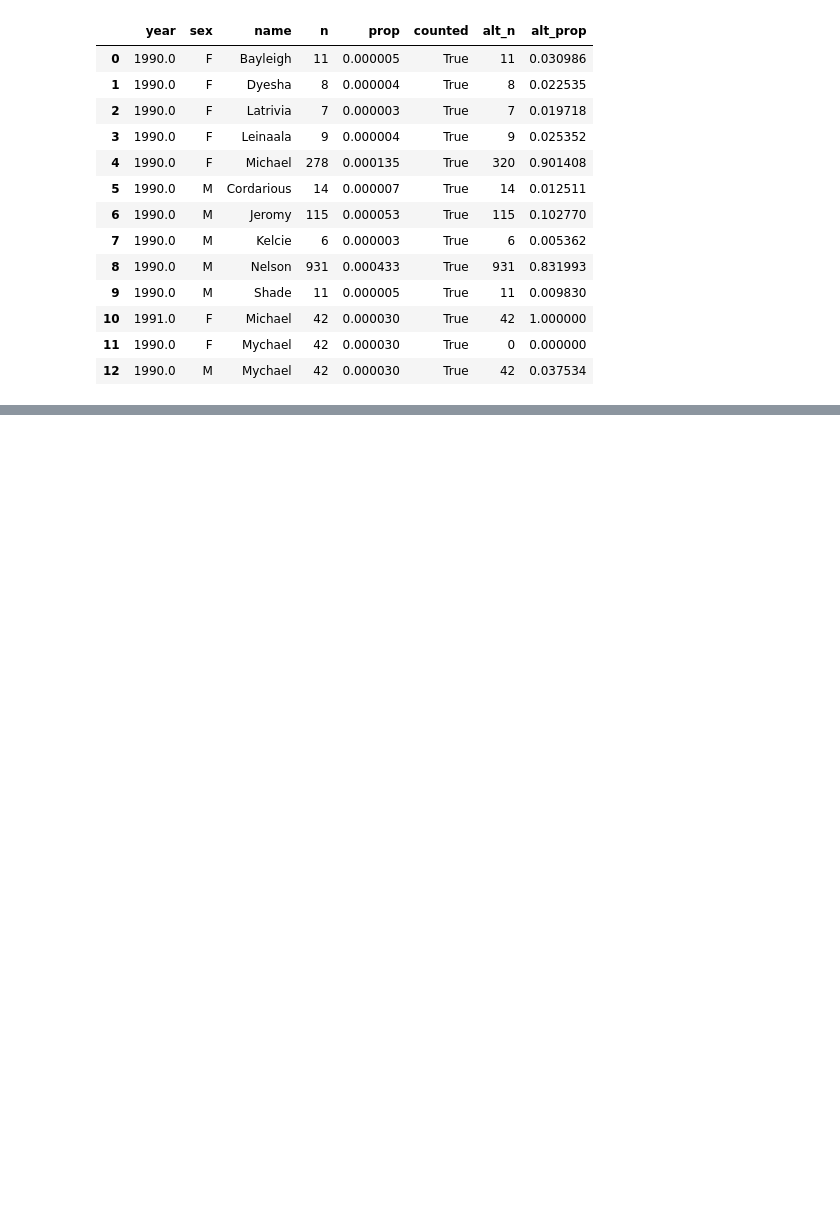
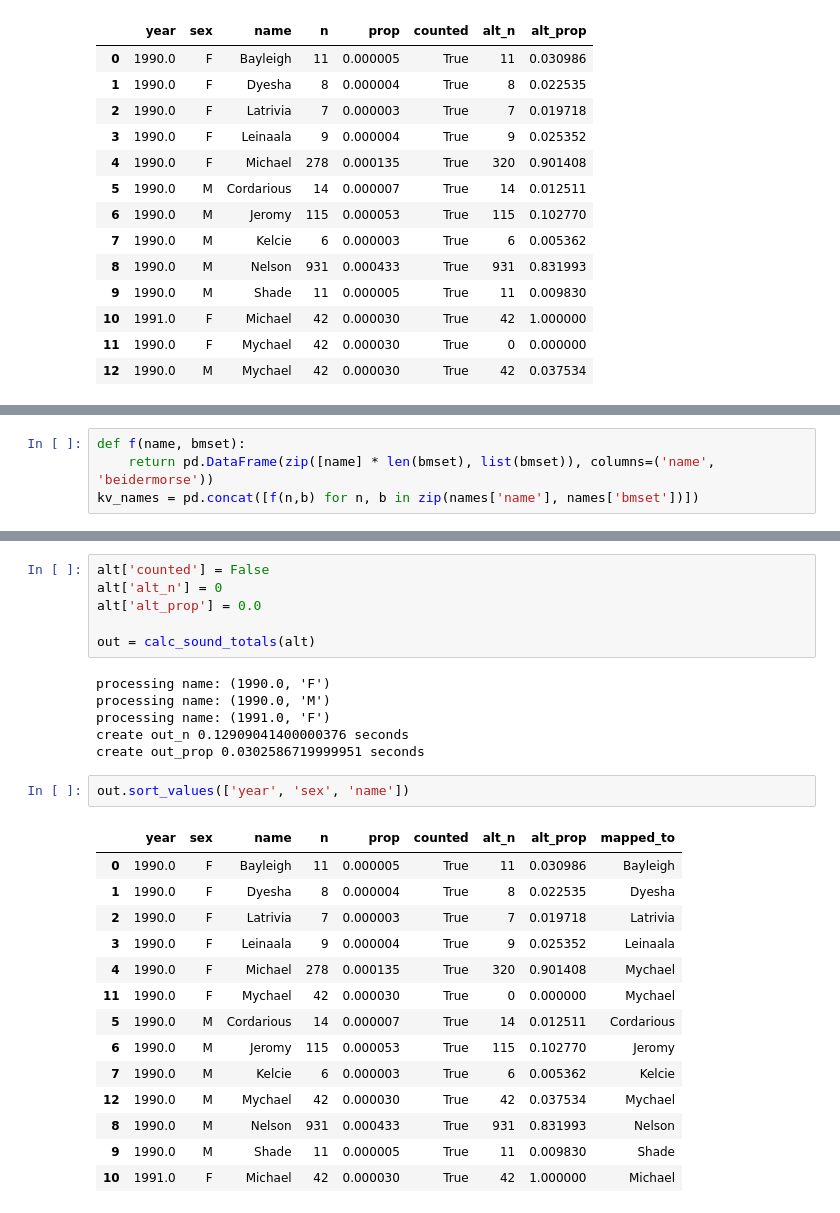
Before and after one commit to magic-lantern/forecasting, a Jupyter notebook: baby_name_analysis.ipynb, the cells around one changed output, grey strips where cells are left out. Saved outputs shown, nothing was run; the diff lists cells and outputs as text; blank space fills up the shorter version.

```diff
--- a/baby_name_analysis.ipynb
+++ b/baby_name_analysis.ipynb
@@ -357,0 +368,4 @@ alt
+# %%
+def f(name, bmset):
+    return pd.DataFrame(zip([name] * len(bmset), list(bmset)), columns=('name', 'beidermorse'))
+kv_names = pd.concat([f(n,b) for n, b in zip(names['name'], names['bmset'])])
@@ -357,0 +443,29 @@ alt
+# %%
+alt['counted'] = False
+alt['alt_n'] = 0
+alt['alt_prop'] = 0.0
+
+out = calc_sound_totals(alt)
+# %% [output]
+processing name: (1990.0, 'F')
+processing name: (1990.0, 'M')
+processing name: (1991.0, 'F')
+create out_n 0.12909041400000376 seconds
+create out_prop 0.0302586719999951 seconds
+# %%
+out.sort_values(['year', 'sex', 'name'])
+# %% [output]
+|  | year | sex | name | n | prop | counted | alt_n | alt_prop | mapped_to |
+| 0 | 1990.0 | F | Bayleigh | 11 | 0.000005 | True | 11 | 0.030986 | Bayleigh |
+| 1 | 1990.0 | F | Dyesha | 8 | 0.000004 | True | 8 | 0.022535 | Dyesha |
+| 2 | 1990.0 | F | Latrivia | 7 | 0.000003 | True | 7 | 0.019718 | Latrivia |
+| 3 | 1990.0 | F | Leinaala | 9 | 0.000004 | True | 9 | 0.025352 | Leinaala |
+| 4 | 1990.0 | F | Michael | 278 | 0.000135 | True | 320 | 0.901408 | Mychael |
+| 11 | 1990.0 | F | Mychael | 42 | 0.000030 | True | 0 | 0.000000 | Mychael |
+| 5 | 1990.0 | M | Cordarious | 14 | 0.000007 | True | 14 | 0.012511 | Cordarious |
+| 6 | 1990.0 | M | Jeromy | 115 | 0.000053 | True | 115 | 0.102770 | Jeromy |
+| 7 | 1990.0 | M | Kelcie | 6 | 0.000003 | True | 6 | 0.005362 | Kelcie |
+| 12 | 1990.0 | M | Mychael | 42 | 0.000030 | True | 42 | 0.037534 | Mychael |
+| 8 | 1990.0 | M | Nelson | 931 | 0.000433 | True | 931 | 0.831993 | Nelson |
+| 9 | 1990.0 | M | Shade | 11 | 0.000005 | True | 11 | 0.009830 | Shade |
+| 10 | 1991.0 | F | Michael | 42 | 0.000030 | True | 42 | 1.000000 | Michael |
```
Also changed, not shown: parts of 13 cells of this notebook, 3 other files.
